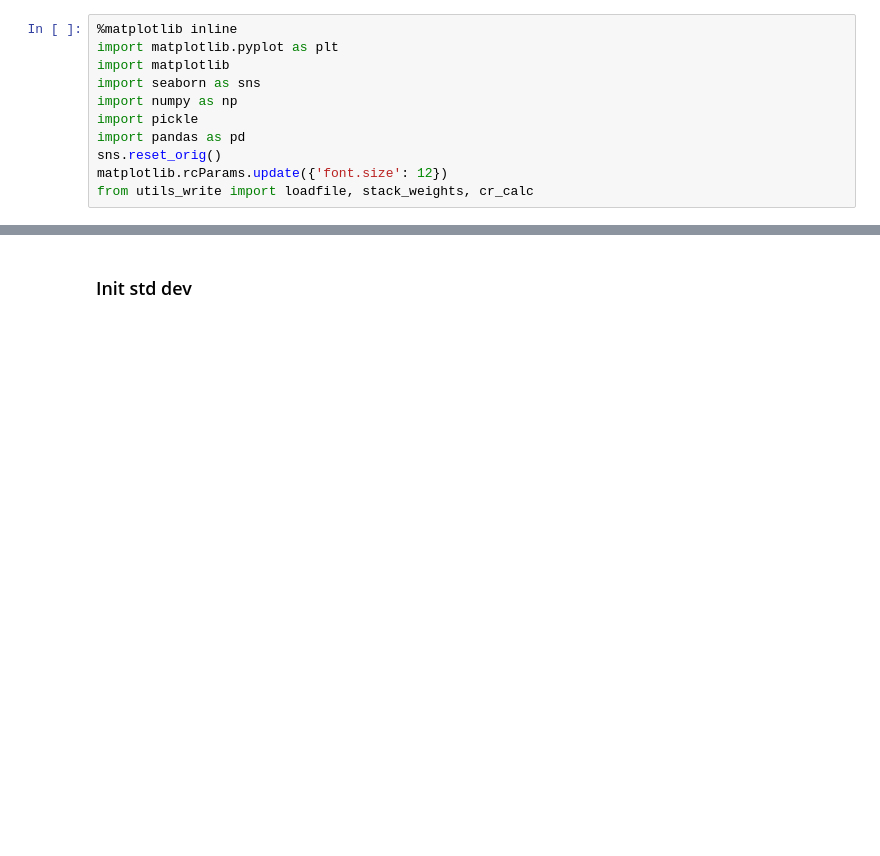
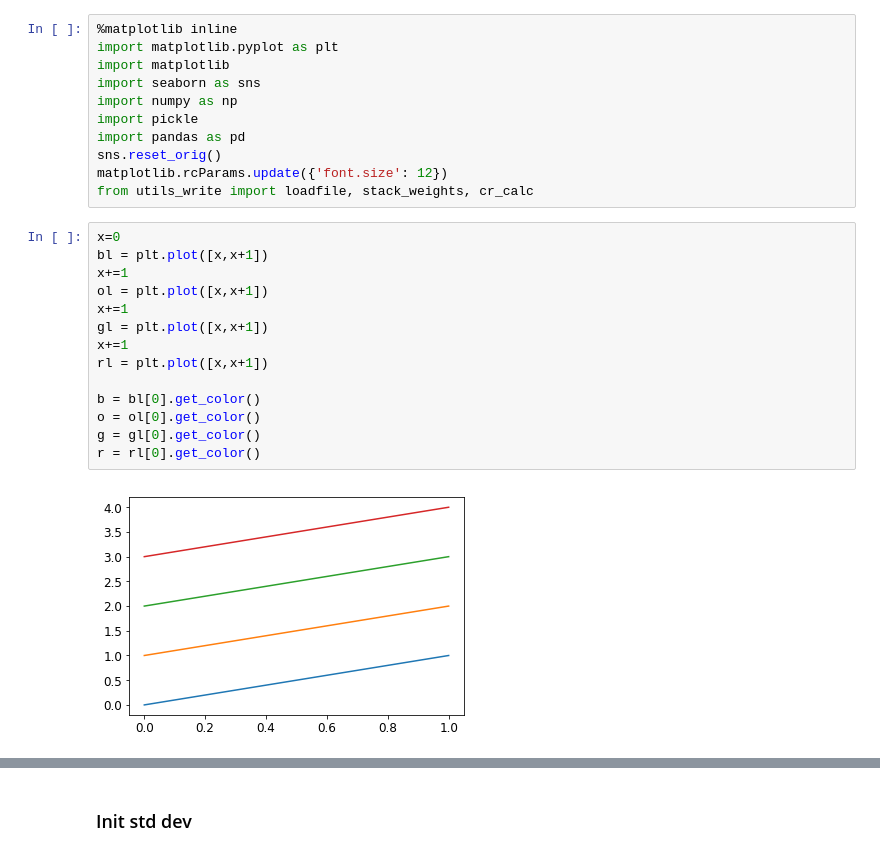
Before and after one commit to okz12/NN_compression, a Jupyter notebook: writeup/scaling/scaling_vis.ipynb, the cells around one changed output, grey strips where cells are left out. Saved outputs shown, nothing was run; the diff lists cells and outputs as text; blank space fills up the shorter version.

```diff
--- a/writeup/scaling/scaling_vis.ipynb
+++ b/writeup/scaling/scaling_vis.ipynb
@@ -22,6 +22,22 @@ import pandas as pd
 sns.reset_orig()
 matplotlib.rcParams.update({'font.size': 12})
 from utils_write import loadfile, stack_weights, cr_calc
+# %%
+x=0
+bl = plt.plot([x,x+1])
+x+=1
+ol = plt.plot([x,x+1])
+x+=1
+gl = plt.plot([x,x+1])
+x+=1
+rl = plt.plot([x,x+1])
+
+b = bl[0].get_color()
+o = ol[0].get_color()
+g = gl[0].get_color()
+r = rl[0].get_color()
+# %% [output]
+[figure, added]
 # %%
 #SWS
 #SWS w/ Scale
```
Also changed, not shown: parts of 6 cells of this notebook, 2 other files.
